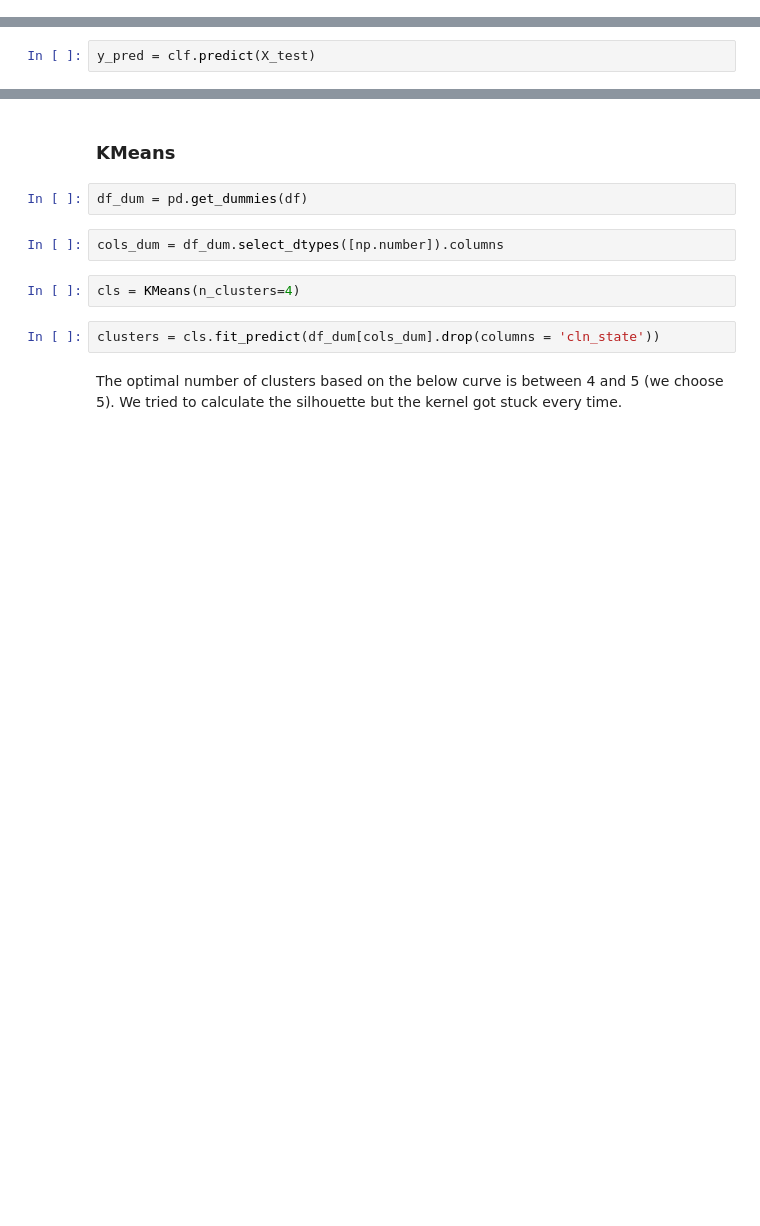
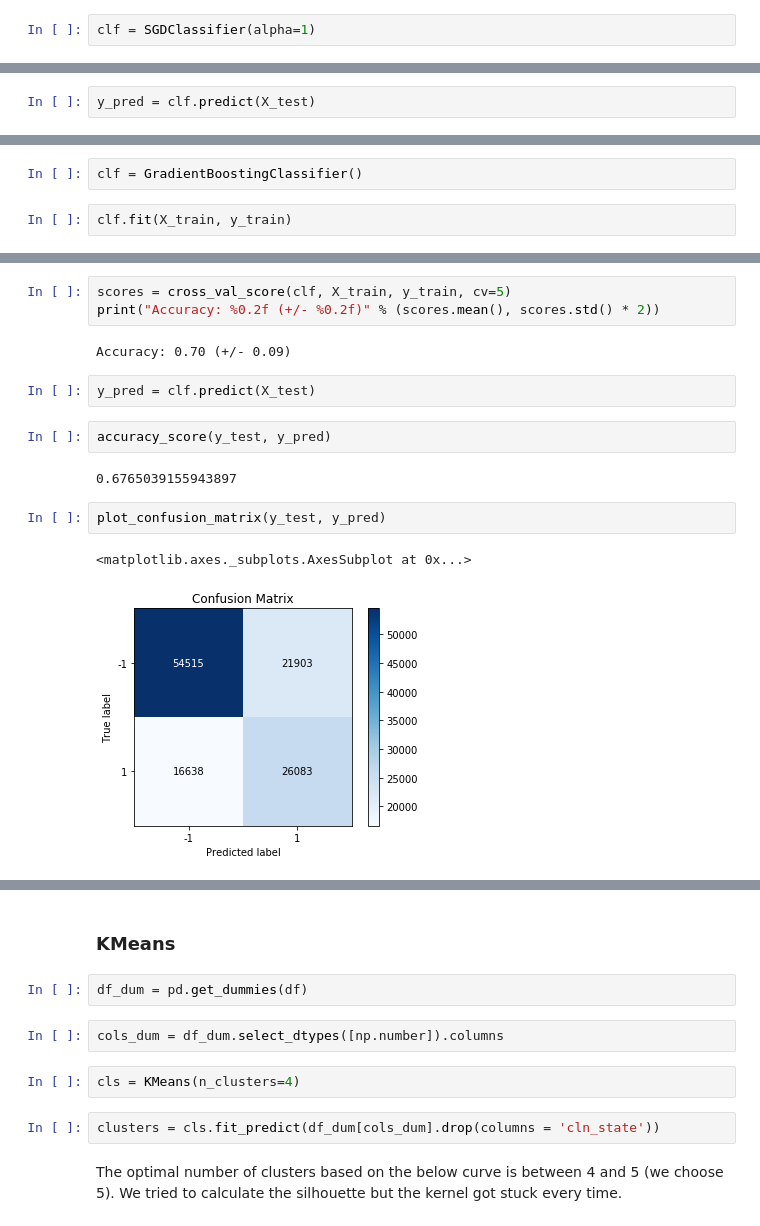
Before and after one commit to mahmoudMBA/CDA, a Jupyter notebook: Kickstarter.ipynb, the cells around one changed output, grey strips where cells are left out. Saved outputs shown, nothing was run; the diff lists cells and outputs as text; blank space fills up the shorter version.

Commit message:
add GradientBoostingClassifier

```diff
--- a/Kickstarter.ipynb
+++ b/Kickstarter.ipynb
@@ -425,2 +432,4 @@ clf = SVC(gamma='auto')
+# %%
+clf = SGDClassifier(alpha=1)
 # %%
 clf.fit(X_train, y_train)
@@ -434,0 +468,4 @@ plot_learning_curve(clf, X, y, n_jobs=-1)
+# %%
+clf = GradientBoostingClassifier()
+# %%
+clf.fit(X_train, y_train)
@@ -434,0 +482,16 @@ plot_learning_curve(clf, X, y, n_jobs=-1)
+# %%
+scores = cross_val_score(clf, X_train, y_train, cv=5)
+print("Accuracy: %0.2f (+/- %0.2f)" % (scores.mean(), scores.std() * 2))
+# %% [output]
+Accuracy: 0.70 (+/- 0.09)
+# %%
+y_pred = clf.predict(X_test)
+# %%
+accuracy_score(y_test, y_pred)
+# %% [output]
+0.6765039155943897
+# %%
+plot_confusion_matrix(y_test, y_pred)
+# %% [output]
+<matplotlib.axes._subplots.AxesSubplot at 0x...>
+[figure, added]
```
Also changed, not shown: parts of 36 cells of this notebook.
